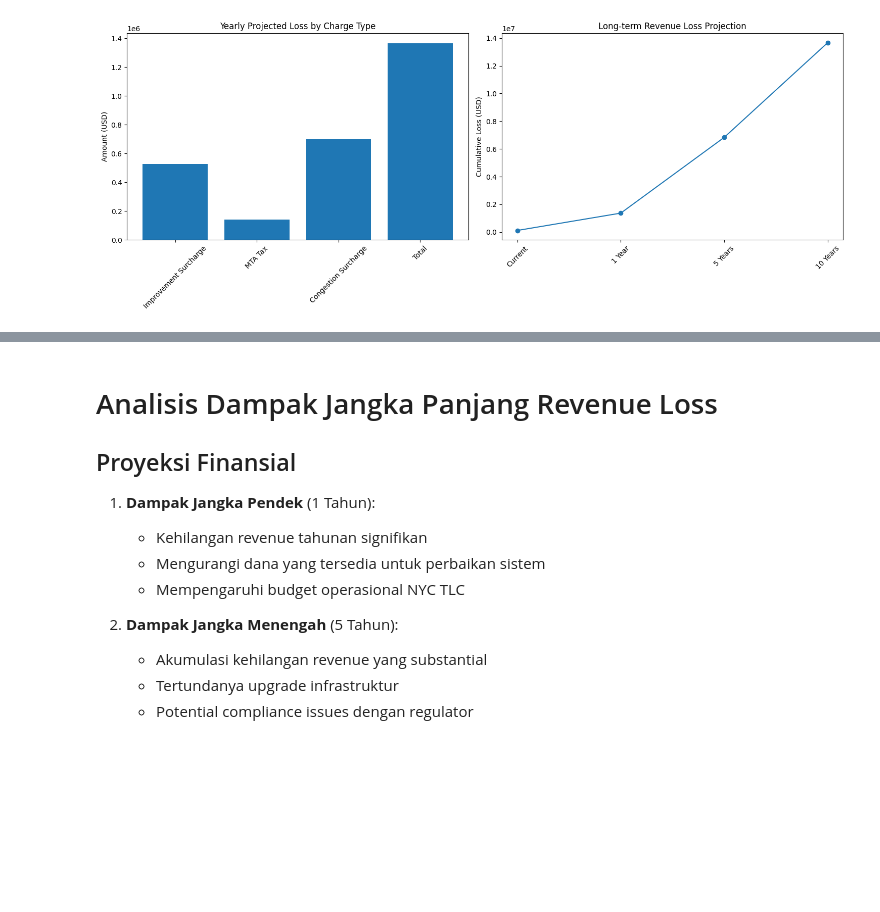
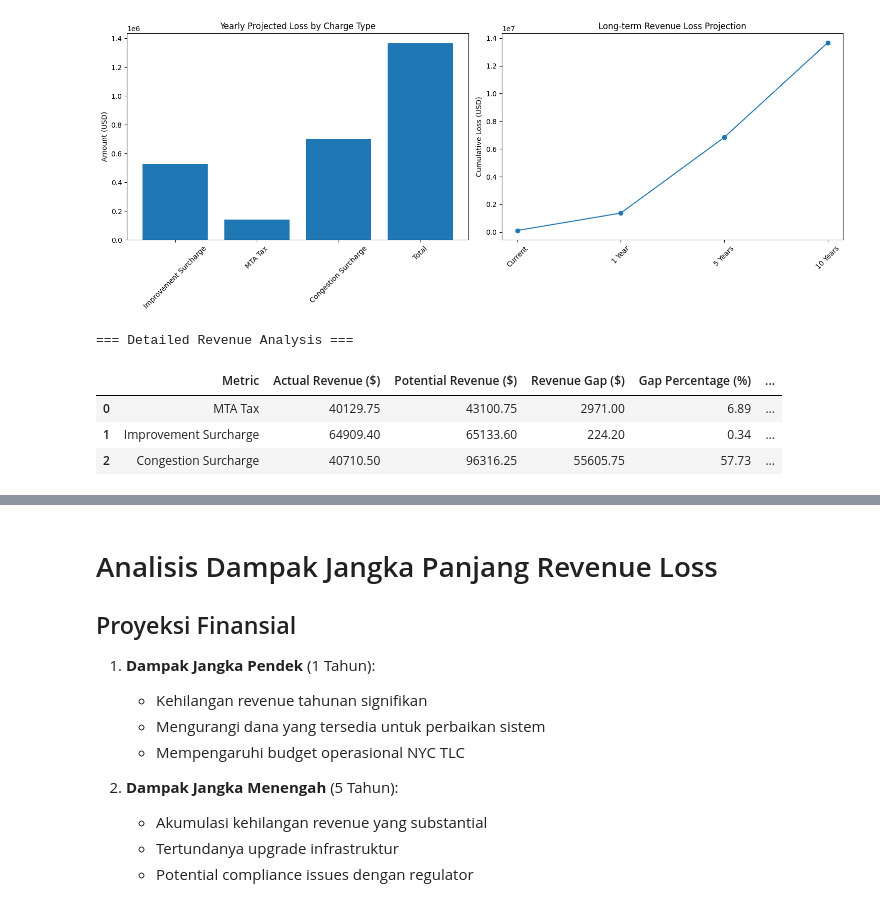
Before and after one commit to muhmahardikar/Capstone-Project-2, a Jupyter notebook: CapstoneProject_Modul2_MMahardikaRenaldi.ipynb, the cells around one changed output, grey strips where cells are left out. Drawn from its saved outputs; the diff is of its cells as text; code cells hidden in the pictures; blank space fills up the shorter version.

```diff
--- a/CapstoneProject_Modul2_MMahardikaRenaldi.ipynb
+++ b/CapstoneProject_Modul2_MMahardikaRenaldi.ipynb
@@ -2304,3 +2304,57 @@ Yearly Projected Loss                527242.5   140916.49             698165.52
 2              Compliance & Monitoring Systems              204948.68  Medium - Essential for regulation compliance
 3         Public Transportation Infrastructure              204948.68            Medium - Supporting infrastructure
 [figure]
+# %%
+def calculate_detailed_revenue_analysis(df):
+    """
+    Menghitung potential vs actual revenue dengan mempertimbangkan nilai valid dan missing values
+    """
+    def analyze_charge(df, field_name, standard_rate, location_filter=None):
+        # Filter data jika diperlukan (untuk congestion surcharge)
+        data = df if location_filter is None else df[df['PULocationID'].isin(location_filter)]
+
+        # Actual revenue
+        actual_revenue = data[field_name].sum()
+
+        # Potential revenue
+        valid_charges = data[data[field_name] > 0][field_name].sum()
+        missing_charges = len(data[data[field_name] == 0]) * standard_rate
+        potential_revenue = valid_charges + missing_charges
+
+        return actual_revenue, potential_revenue
+
+    # Analyze each charge type
+    mta_actual, mta_potential = analyze_charge(df, 'mta_tax', 0.50)
+    imp_actual, imp_potential = analyze_charge(df, 'improvement_surcharge', 0.30)
+    cong_actual, cong_potential = analyze_charge(df, 'congestion_surcharge', 2.50, manhattan_below_96th)
+
+    # Create summary DataFrame
+    summary = pd.DataFrame({
+        'Metric': ['MTA Tax', 'Improvement Surcharge', 'Congestion Surcharge'],
+        'Actual Revenue ($)': [mta_actual, imp_actual, cong_actual],
+        'Potential Revenue ($)': [mta_potential, imp_potential, cong_potential]
+    })
+
+    # Calculate gap and percentage
+    summary['Revenue Gap ($)'] = summary['Potential Revenue ($)'] - summary['Actual Revenue ($)']
+    summary['Gap Percentage (%)'] = (summary['Revenue Gap ($)'] / summary['Potential Revenue ($)'] * 100).round(2)
+
+    # Add projections
+    summary['Daily Average Loss'] = summary['Revenue Gap ($)'] / df['lpep_pickup_datetime'].dt.date.nunique()
+    summary['Monthly Projected Loss'] = summary['Daily Average Loss'] * 30
+    summary['Yearly Projected Loss'] = summary['Daily Average Loss'] * 365
+    summary['5-Year Projected Loss'] = summary['Yearly Projected Loss'] * 5
+    summary['10-Year Projected Loss'] = summary['Yearly Projected Loss'] * 10
+
+    return summary
+
+# Run analysis
+revenue_analysis = calculate_detailed_revenue_analysis(df)
+print("\n=== Detailed Revenue Analysis ===")
+display(revenue_analysis.round(2))
+# %% [output]
+=== Detailed Revenue Analysis ===
+|  | Metric | Actual Revenue ($) | Potential Revenue ($) | Revenue Gap ($) | Gap Percentage (%) | ... |
+| 0 | MTA Tax | 40129.75 | 43100.75 | 2971.00 | 6.89 | ... |
+| 1 | Improvement Surcharge | 64909.40 | 65133.60 | 224.20 | 0.34 | ... |
+| 2 | Congestion Surcharge | 40710.50 | 96316.25 | 55605.75 | 57.73 | ... |
```
Also changed, not shown: parts of 10 cells of this notebook.
